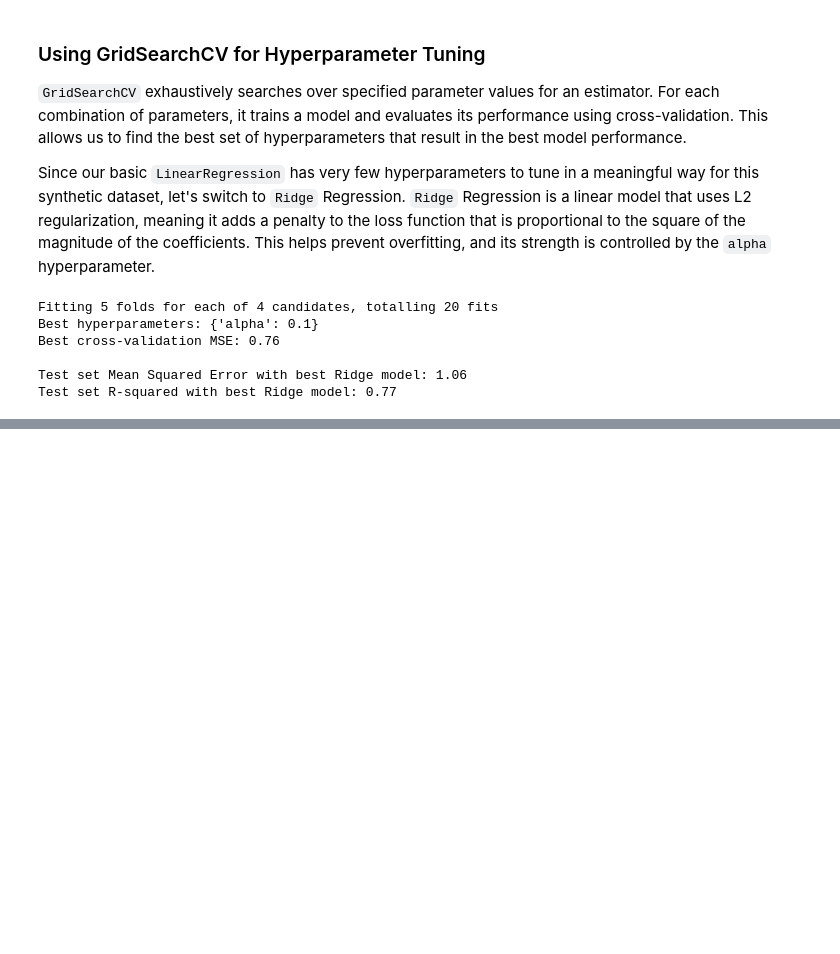
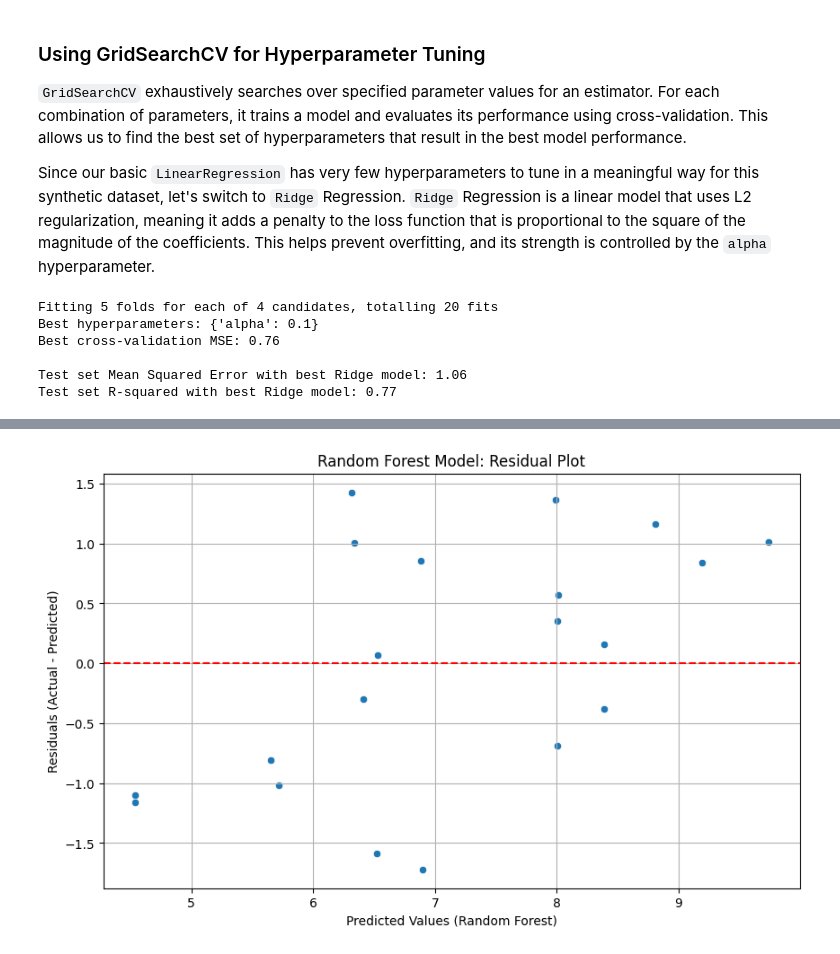
Before and after one commit to anilkumargangadhara09/GenAI-ML, a Jupyter notebook: SyntheticData_ML_Model.ipynb, the cells around one changed output, grey strips where cells are left out. Cells and saved outputs as stored; diff of their text form; code cells hidden in the pictures; blank space fills up the shorter version.

```diff
--- a/SyntheticData_ML_Model.ipynb
+++ b/SyntheticData_ML_Model.ipynb
@@ -182,0 +263,18 @@ Test set R-squared with best Ridge model: 0.77
+# %%
+import matplotlib.pyplot as plt
+import seaborn as sns
+
+# Calculate residuals
+residuals_rf = y_test.flatten() - y_pred_rf.flatten()
+
+# Plotting residuals against predicted values
+plt.figure(figsize=(10, 6))
+sns.scatterplot(x=y_pred_rf.flatten(), y=residuals_rf)
+plt.axhline(y=0, color='r', linestyle='--') # Add a horizontal line at y=0
+plt.xlabel("Predicted Values (Random Forest)")
+plt.ylabel("Residuals (Actual - Predicted)")
+plt.title("Random Forest Model: Residual Plot")
+plt.grid(True)
+plt.show()
+# %% [output]
+[figure, added]
```
Also changed, not shown: parts of 7 cells of this notebook.
